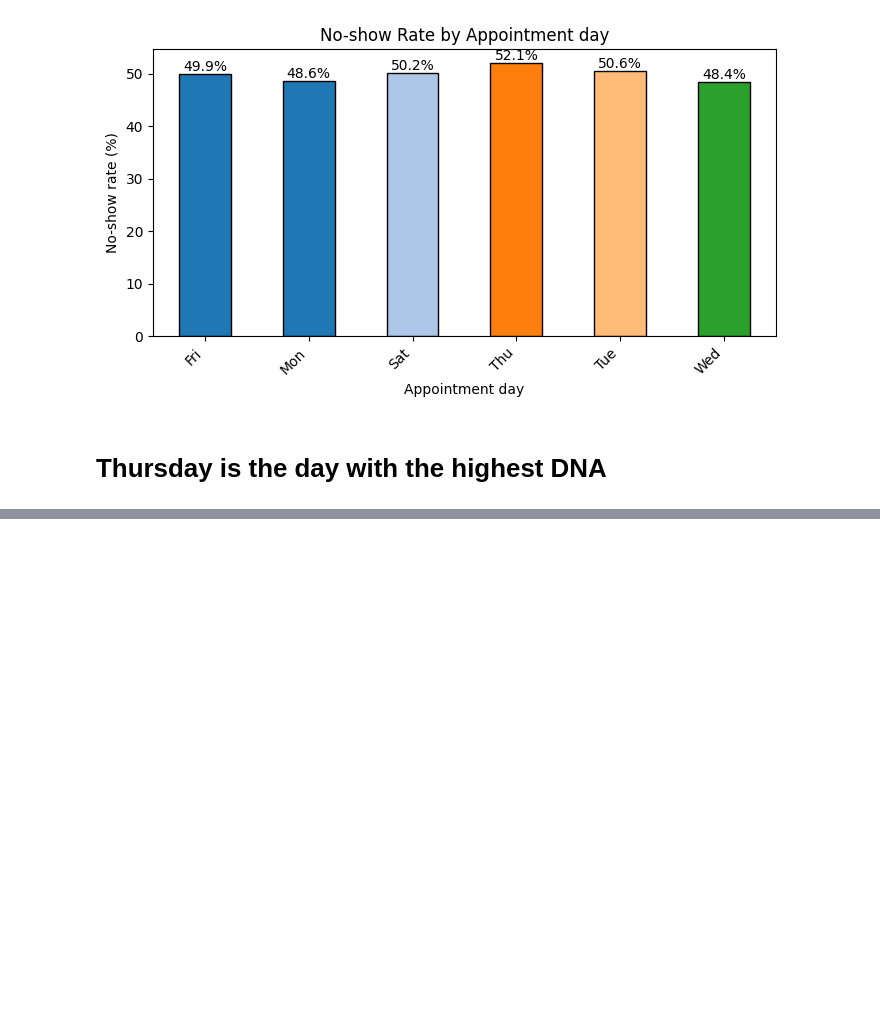
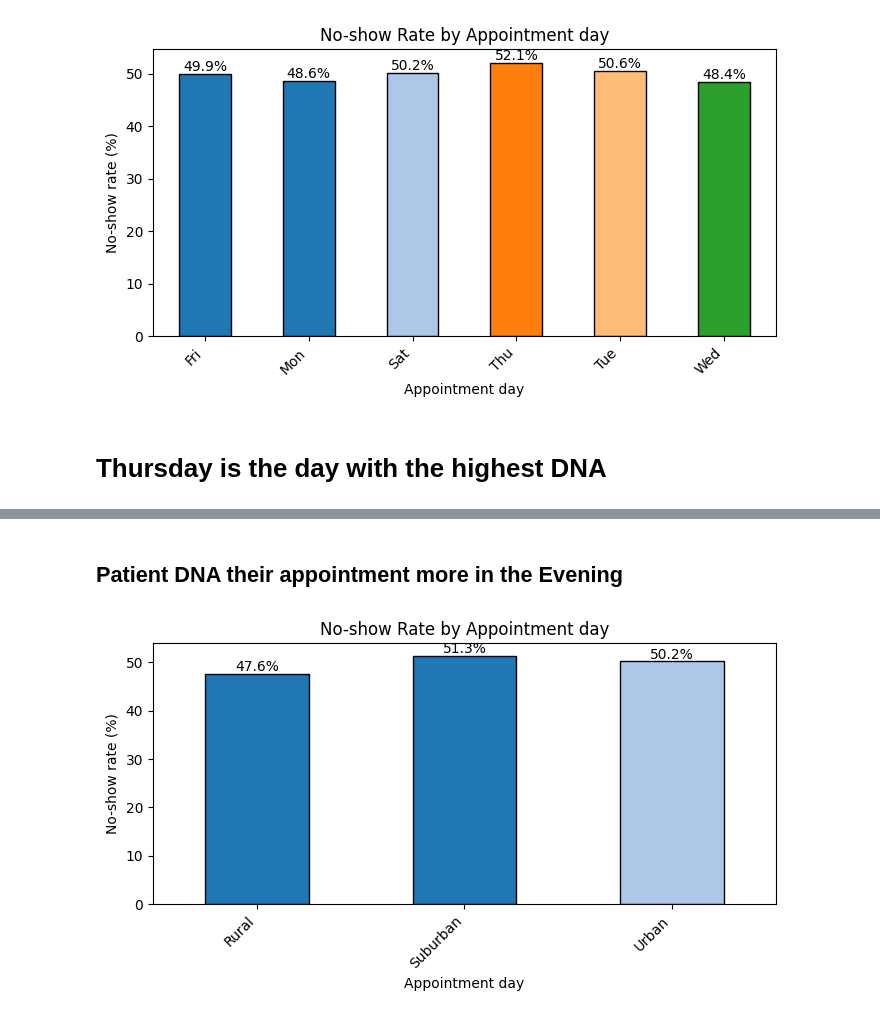
Before and after one commit to IAMLATI/Patient-DNA-Hospital-Appointment, a Jupyter notebook: Patient_Dna.ipynb, the cells around one changed output, grey strips where cells are left out. Cells and saved outputs as stored; diff of their text form; code cells hidden in the pictures; blank space fills up the shorter version.

```diff
--- a/Patient_Dna.ipynb
+++ b/Patient_Dna.ipynb
@@ -452,0 +480,16 @@ plt.show()
+# %% [markdown]
+## **Patient DNA their appointment more in the Evening**
+# %%
+city_type_gb = df.groupby('city_type')['no_show'].mean()*100
+
+ax = city_type_gb.plot(kind='bar', figsize=(7, 4), edgecolor='black', color = colors)
+ax.set_title('No-show Rate by Appointment day')
+ax.set_xlabel('Appointment day')
+ax.set_ylabel('No-show rate (%)')
+for i, v in enumerate(city_type_gb):
+    ax.text(i, v + 0.5, f"{v:.1f}%", ha='center')
+plt.xticks(rotation=45, ha='right')
+plt.tight_layout()
+plt.show()
+# %% [output]
+[figure, added]
```
Also changed, not shown: parts of 6 cells of this notebook.
